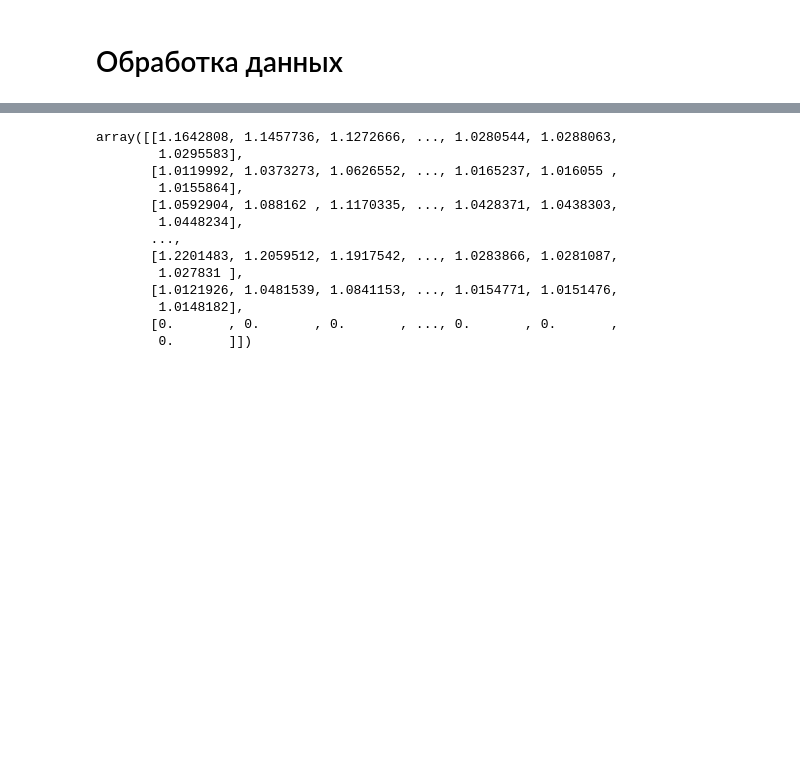
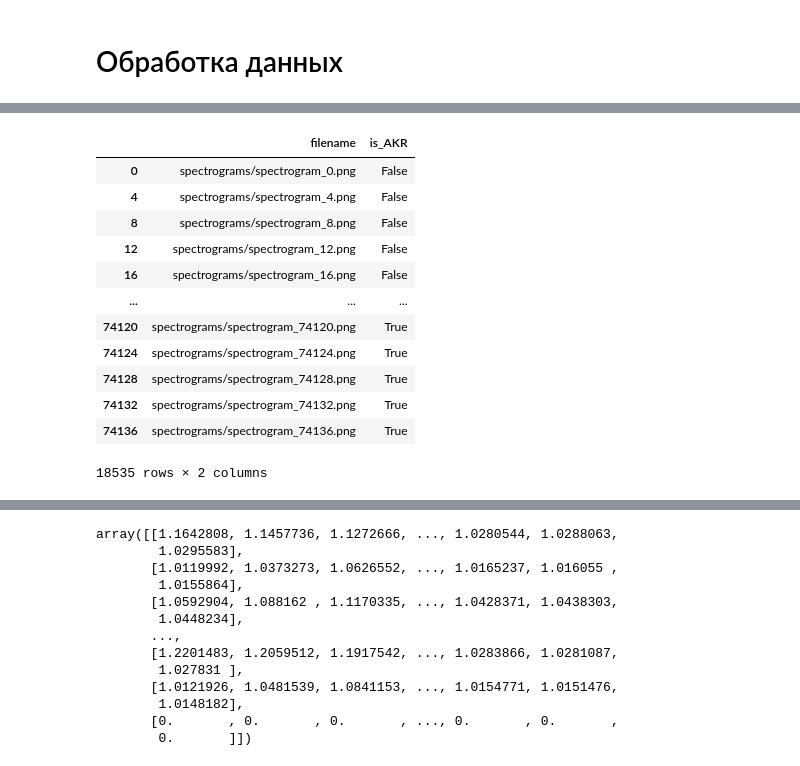
Before and after one commit to QQQiwi/diploma, a Jupyter notebook: src/experiments/cv/train/classification_cv.ipynb, the cells around one changed output, grey strips where cells are left out. Saved outputs shown, nothing was run; the diff lists cells and outputs as text; code cells hidden in the pictures; blank space fills up the shorter version.

```diff
--- a/src/experiments/cv/train/classification_cv.ipynb
+++ b/src/experiments/cv/train/classification_cv.ipynb
@@ -7,0 +151,2 @@ from scipy.signal import spectrogram
+# %%
+df = pd.read_csv("cv_dfs_4/windowed_df.csv")
@@ -8 +169,17 @@ from scipy.signal import spectrogram
+# %%
+df.drop_duplicates()
+# %% [output]
+|  | filename | is_AKR |
+| 0 | spectrograms/spectrogram_0.png | False |
+| 4 | spectrograms/spectrogram_4.png | False |
+| 8 | spectrograms/spectrogram_8.png | False |
+| 12 | spectrograms/spectrogram_12.png | False |
+| 16 | spectrograms/spectrogram_16.png | False |
+| ... | ... | ... |
+| 74120 | spectrograms/spectrogram_74120.png | True |
+| 74124 | spectrograms/spectrogram_74124.png | True |
+| 74128 | spectrograms/spectrogram_74128.png | True |
+| 74132 | spectrograms/spectrogram_74132.png | True |
+| 74136 | spectrograms/spectrogram_74136.png | True |
+18535 rows × 2 columns
 # %%
```
Also changed, not shown: parts of 46 cells of this notebook, 2 other files.
